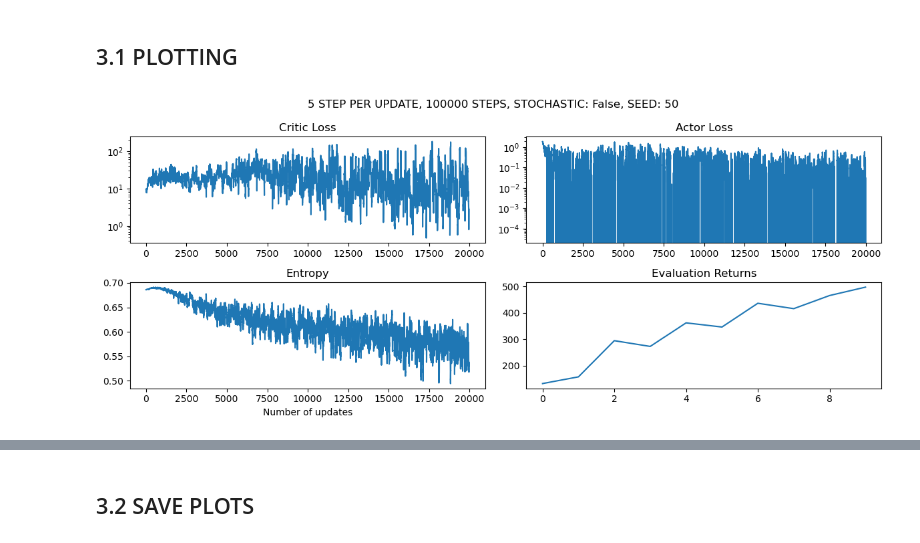
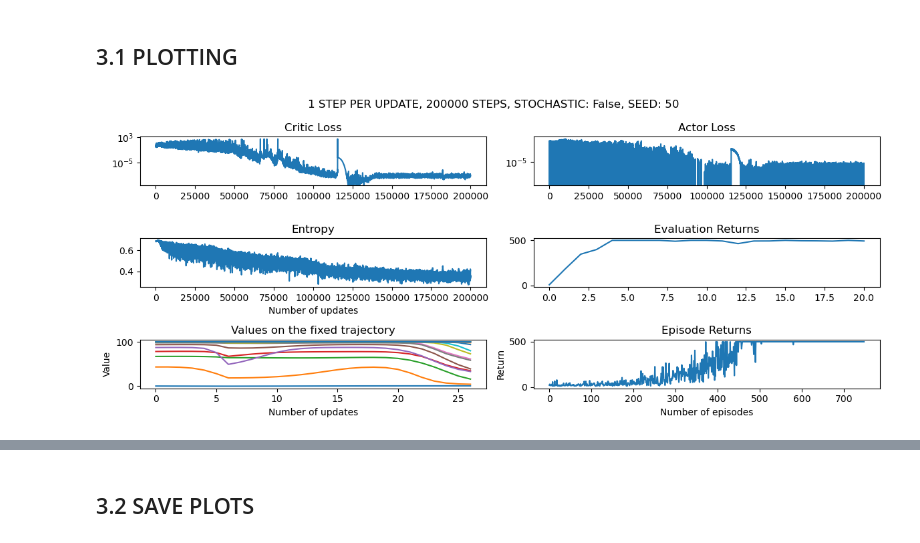
Before and after one commit to AlexisCogne/ANN_project, a Jupyter notebook: main_discrete.ipynb, the cells around one changed output, grey strips where cells are left out. Drawn from its saved outputs; the diff is of its cells as text; code cells hidden in the pictures.

Commit message:
added value plot
value on fixed trajectory : 6 steps left and then all right.

```diff
--- a/main_discrete.ipynb
+++ b/main_discrete.ipynb
@@ -73,6 +96,7 @@ entropies = []
 episode_returns = []
 steps_episodes = [] # logs the steps taken in each episode
 evaluation_returns = [] # logs the returns of the agent during evaluation
+values = [] # logs the values of the agent on the fixed trajectory
 
 # COUNTERS
 steps = 0
@@ -83,7 +107,8 @@ ep_reward = 0
 is_truncated = False
 is_terminated = False
 states, info = env.reset(seed=seed_value) #only use the seed when resetting the first time
-
+fixed_trajectory = getTrajectory()
+#values = np.array(n_evaluations,len(fixed_trajectory)) # log the values over a trajectory
 
 # use tqdm to get a progress bar for training
 for steps in tqdm(range(n_updates+1)):
@@ -165,7 +190,7 @@ for steps in tqdm(range(n_updates+1)):
     #After every 20k steps, evaluate the performance of your agent by running it for 10 episodes with a greedy action policy (without noise)
     #on a newly initialized environment and plotting the evaluation statistics below.
     with torch.no_grad(): # No need to store gradients in the evaluation
-        if steps % evaluation_interval == 0 and steps != 0:
+        if steps % evaluation_interval == 0:
             print("EVALUATION")
             # evaluate
             returns = []
@@ -174,6 +199,11 @@ for steps in tqdm(range(n_updates+1)):
                 # Only use the seed when resetting at the beginning to ensure the states will follow the same initialization at every evalutaion step
                 if i == 0:
                     state, info = env_eval.reset(seed = seed_value)
+                    value = []
+                    for state_traj in fixed_trajectory:
+                        _, _, V_t, _ = agent.select_action(state_traj, bool_greedy=False)
+                        value.append(V_t)
+                    values.append(value)
                 else:
                     state, info = env_eval.reset()
                 episode_return = 0
@@ -210,7 +241,7 @@ EVALUATION
 # %%
 rolling_length = 30
 
-fig, axs = plt.subplots(nrows=2, ncols=2, figsize=(12, 5))
+fig, axs = plt.subplots(nrows=3, ncols=2, figsize=(12, 5))
 #set title of the plot
 fig.suptitle(f"{n_steps_per_update} STEP PER UPDATE, {n_steps} STEPS, STOCHASTIC: {stochasticity_bool}, SEED: {seed_value}")
 critic_losses = np.array(critic_losses)
@@ -222,31 +253,48 @@ critic_ma = (
 axs[0, 0].plot(critic_ma)
 axs[0, 0].set_title('Critic Loss')
 axs[0, 0].set_yscale('log')  # Set log scale for the y-axis
 actor_ma = (
     np.convolve(np.array(actor_losses), np.ones(rolling_length), mode="valid")
     / rolling_length
 )
 axs[0, 1].plot(actor_ma)
 axs[0, 1].set_title('Actor Loss')
 axs[0, 1].set_yscale('log')  # Set log scale for the y-axis
 
 
 # entropy
 axs[1][0].set_title("Entropy")
 entropy_moving_average = (
     np.convolve(np.array(entropies), np.ones(rolling_length), mode="valid")
     / rolling_length
 )
 axs[1][0].plot(entropy_moving_average)
 axs[1][0].set_xlabel("Number of updates")
 
 
 
 #axs[1, 1].plot(steps_episodes, episode_returns)
 #axs[1, 1].set_title('Episode Rewards')
 axs[1, 1].plot(evaluation_returns)
 axs[1, 1].set_title('Evaluation Returns')
+
+# plot the values of the agent on the fixed trajectory
+values = np.array(values)
+values = np.squeeze(values)
+
+for i in range(values.shape[0]):
+    axs[2, 0].plot(values[i])
+axs[2, 0].set_title('Values on the fixed trajectory')
+axs[2, 0].set_xlabel('Number of updates')
+axs[2, 0].set_ylabel('Value')
+
+# plot the episode returns
+axs[2, 1].plot(episode_returns)
+axs[2, 1].set_title('Episode Returns')
+axs[2, 1].set_xlabel('Number of episodes')
+axs[2, 1].set_ylabel('Return')
+
 plt.tight_layout()
 plt.show()
 # %% [output]
-[figure, old version]
+[figure, new version]
```
Also changed, not shown: parts of 10 cells of this notebook, 2 other files.
